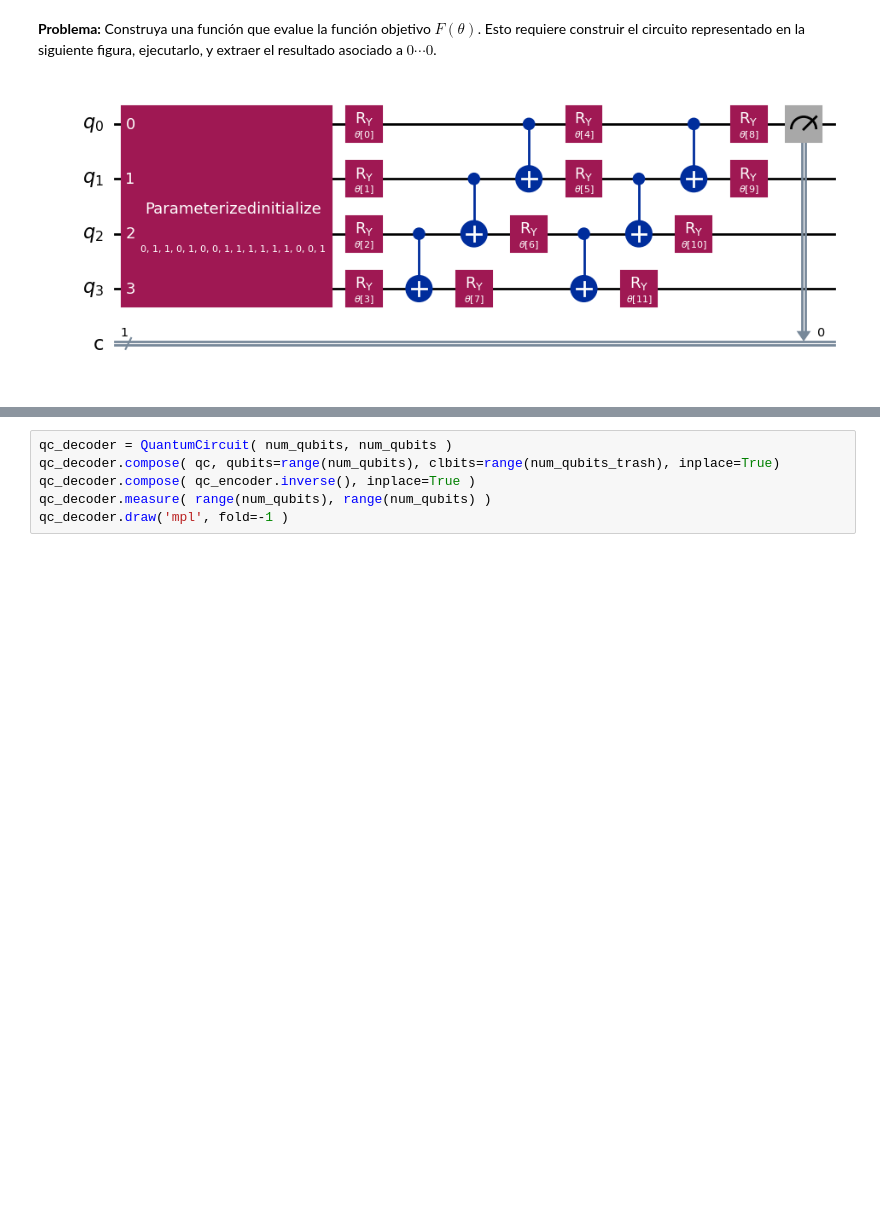
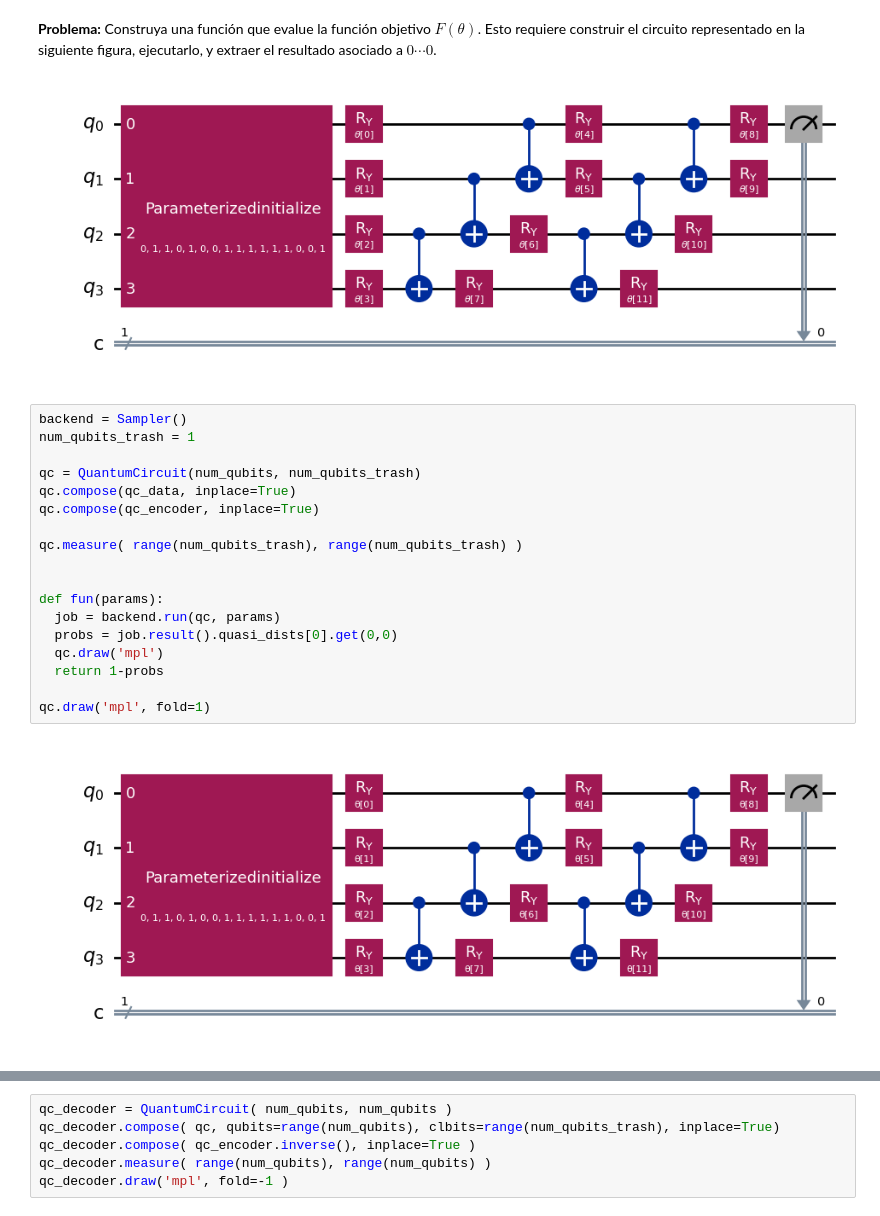
Before and after one commit to linax/App_v1, a Jupyter notebook: talleres/07_Autoencoder_Cuanticos/Autoencoder_Cuanticos.ipynb, the cells around one changed output, grey strips where cells are left out. Saved outputs shown, nothing was run; the diff lists cells and outputs as text; blank space fills up the shorter version.

```diff
--- a/talleres/07_Autoencoder_Cuanticos/Autoencoder_Cuanticos.ipynb
+++ b/talleres/07_Autoencoder_Cuanticos/Autoencoder_Cuanticos.ipynb
@@ -104,6 +96,26 @@ qc_data.ry(theta[9],1)
 __Problema:__ Construya una función que evalue la función objetivo $F(\theta)$. Esto requiere construir el circuito representado en la siguiente figura, ejecutarlo, y extraer el resultado asociado a $0\cdots0$.
 
 ![2.png](embedded-picture-1)
+# %%
+backend = Sampler()
+num_qubits_trash = 1
+
+qc = QuantumCircuit(num_qubits, num_qubits_trash)
+qc.compose(qc_data, inplace=True)
+qc.compose(qc_encoder, inplace=True)
+
+qc.measure( range(num_qubits_trash), range(num_qubits_trash) )
+
+
+def fun(params):
+  job = backend.run(qc, params)
+  probs = job.result().quasi_dists[0].get(0,0)
+  qc.draw('mpl')
+  return 1-probs
+
+qc.draw('mpl', fold=1)
+# %% [output]
+[figure, added]
 # %%
 xs = []
 def callback(x):
```
Also changed, not shown: parts of 6 cells of this notebook.
